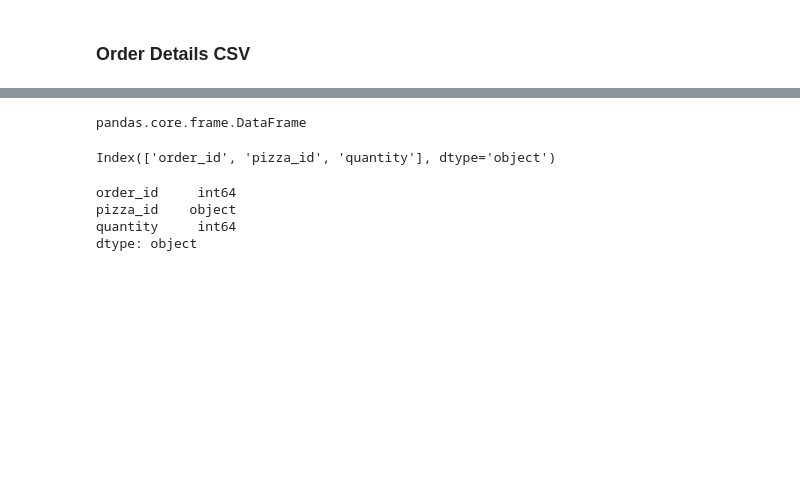
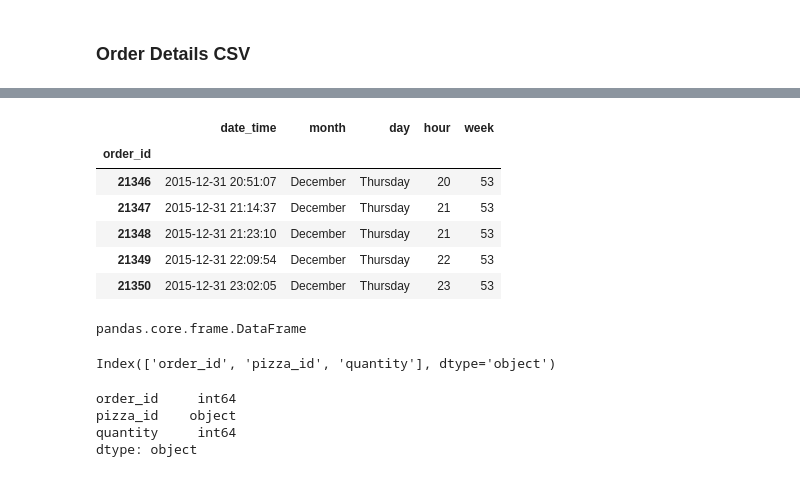
Before and after one commit to aaron-ardell/pizza_challenge, a Jupyter notebook: pizza_etl.ipynb, the cells around one changed output, grey strips where cells are left out. Cells and saved outputs as stored; diff of their text form; code cells hidden in the pictures; blank space fills up the shorter version.

```diff
--- a/pizza_etl.ipynb
+++ b/pizza_etl.ipynb
@@ -25,0 +190,14 @@ order_details_id
+# %%
+#https://pandas.pydata.org/docs/reference/api/pandas.Categorical.html
+
+orders['month'] = pd.Categorical(
+    values = orders['month'],
+    categories = ['January', 'February', 'March', 'April', 'May', 'June', 'July', 'August', 'September', 'October', 'November', 'December'],
+    ordered = True
+)
+# %%
+orders['day'] = pd.Categorical(
+    values = orders['day'],
+    categories = ['Monday', 'Tuesday', 'Wednesday', 'Thursday', 'Friday', 'Saturday', 'Sunday'],
+    ordered = True
+)
@@ -26 +231,11 @@ order_details_id
+# %%
+orders.tail()
+# %% [output]
+|  | date_time | month | day | hour | week |
+| order_id |  |  |  |  |  |
+| 21346 | 2015-12-31 20:51:07 | December | Thursday | 20 | 53 |
+| 21347 | 2015-12-31 21:14:37 | December | Thursday | 21 | 53 |
+| 21348 | 2015-12-31 21:23:10 | December | Thursday | 21 | 53 |
+| 21349 | 2015-12-31 22:09:54 | December | Thursday | 22 | 53 |
+| 21350 | 2015-12-31 23:02:05 | December | Thursday | 23 | 53 |
 # %%
```
Also changed, not shown: parts of 37 cells of this notebook.
